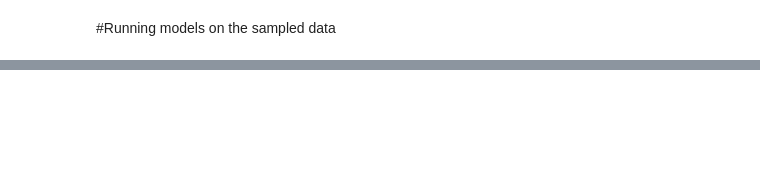
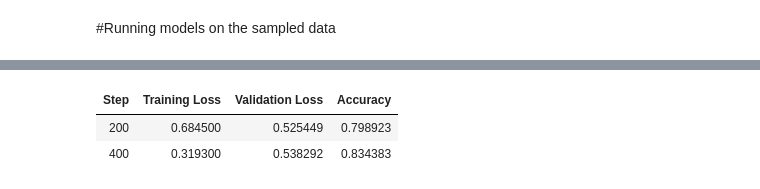
Before and after one commit to Jagoda222/LoLa---group-8, a Jupyter notebook: calculate_measure.ipynb, the cells around one changed output, grey strips where cells are left out. Saved outputs shown, nothing was run; the diff lists cells and outputs as text; code cells hidden in the pictures; blank space fills up the shorter version.

```diff
--- a/calculate_measure.ipynb
+++ b/calculate_measure.ipynb
@@ -412,0 +660,78 @@ You should probably TRAIN this model on a down-stream task to be able to use it
+# %%
+MODEL_DIR = 'model_checkpoints'
+MODEL_CHECKPOINT = "microsoft/deberta-v3-small"
+BATCH_SIZE = 16
+
+tokenizer = AutoTokenizer.from_pretrained(MODEL_CHECKPOINT)
+
+def get_training_args():
+    return TrainingArguments(
+        output_dir=MODEL_DIR,
+        evaluation_strategy="steps",
+        eval_steps=200,
+        save_steps=200,
+        logging_steps=100,
+        per_device_train_batch_size=BATCH_SIZE,
+        per_device_eval_batch_size=BATCH_SIZE,
+        learning_rate=5.1e-05,
+        num_train_epochs=4,
+        weight_decay=0.0074,
+        warmup_steps=211,
+        save_total_limit=2,
+        load_best_model_at_end=True,
+        logging_dir="./logs",
+        fp16=True,
+        lr_scheduler_type="cosine"
+    )
+
+def preprocess_function(examples):
+    return tokenizer(examples['premise'], examples['hypothesis'], truncation=True)
+
+metric = load('glue', "mnli")
+
+def compute_metrics(eval_pred):
+    predictions, labels = eval_pred
+    predictions = np.argmax(predictions, axis=1)
+    return metric.compute(predictions=predictions, references=labels)
+
+def train_and_evaluate(csv_files):
+    results = {}
+
+    for file_path in csv_files:
+        print(f"Training on {file_path}")
+
+        train_dataset = load_dataset("csv", data_files=file_path)["train"]
+        train_dataset = train_dataset.map(preprocess_function, batched=True)
+
+        snli = load_dataset("snli").filter(lambda example: example["label"] >= 0)
+        encoded_snli = snli.map(preprocess_function, batched=True, load_from_cache_file=True)
+        model = AutoModelForSequenceClassification.from_pretrained(MODEL_CHECKPOINT, num_labels=3)
+
+        trainer = Trainer(
+            model=model,
+            args=get_training_args(),
+            train_dataset=train_dataset,
+            eval_dataset=encoded_snli["validation"],
+            tokenizer=tokenizer,
+            compute_metrics=compute_metrics
+        )
+
+        trainer.train()
+        eval_results = trainer.evaluate()
+        accuracy = eval_results["eval_accuracy"]
+        model_save_path = os.path.join(MODEL_DIR, f"final_model_{os.path.basename(file_path).replace('.csv', '')}")
+        trainer.save_model(model_save_path)
+        tokenizer.save_pretrained(model_save_path)
+
+        results[file_path] = accuracy
+        print(f"Training completed for {file_path}. Model saved to {model_save_path}")
+        print(f"Accuracy for {file_path}: {accuracy:.4f}\n")
+
+    return results
+
+csv_files = ['so_ld_sl_increasing.csv', 'so_ld_sl_decreasing.csv', 'so_ld_sl_baseline.csv', 'tree_depth_premise_increasing.csv', 'tree_depth_premise_decreasing.csv', 'tree_depth_premise_baseline.csv', 'tree_depth_hypothesis_increasing.csv', 'tree_depth_hypothesis_decreasing.csv', 'tree_depth_hypothesis_baseline.csv', 'sentence_length_premise_increasing.csv', 'sentence_length_premise_decreasing.csv', 'sentence_length_premise_baseline.csv', 'sentence_length_hypothesis_increasing.csv', 'sentence_length_hypothesis_decreasing.csv', 'sentence_length_hypothesis_baseline.csv', 'sentence_length_combined_increasing.csv', 'sentence_length_combined_decreasing.csv', 'sentence_length_combined_baseline.csv', 'flesch_kincaid_premise_increasing.csv', 'flesch_kincaid_premise_decreasing.csv', 'flesch_kincaid_premise_baseline.csv', 'flesch_kincaid_hypothesis_increasing.csv', 'flesch_kincaid_hypothesis_decreasing.csv', 'flesch_kincaid_hypothesis_baseline.csv', 'flesch_kincaid_combined_increasing.csv', 'flesch_kincaid_combined_decreasing.csv', 'flesch_kincaid_combined_baseline.csv']
+accuracies = train_and_evaluate(csv_files)
+
+for file, acc in accuracies.items():
+    print(f"{file}: {acc:.4f}")
+# %% [output]
@@ -412,0 +743,3 @@ You should probably TRAIN this model on a down-stream task to be able to use it
+| Step | Training Loss | Validation Loss | Accuracy |
+| 200 | 0.684500 | 0.525449 | 0.798923 |
+| 400 | 0.319300 | 0.538292 | 0.834383 |
```
Also changed, not shown: parts of 31 cells of this notebook.
